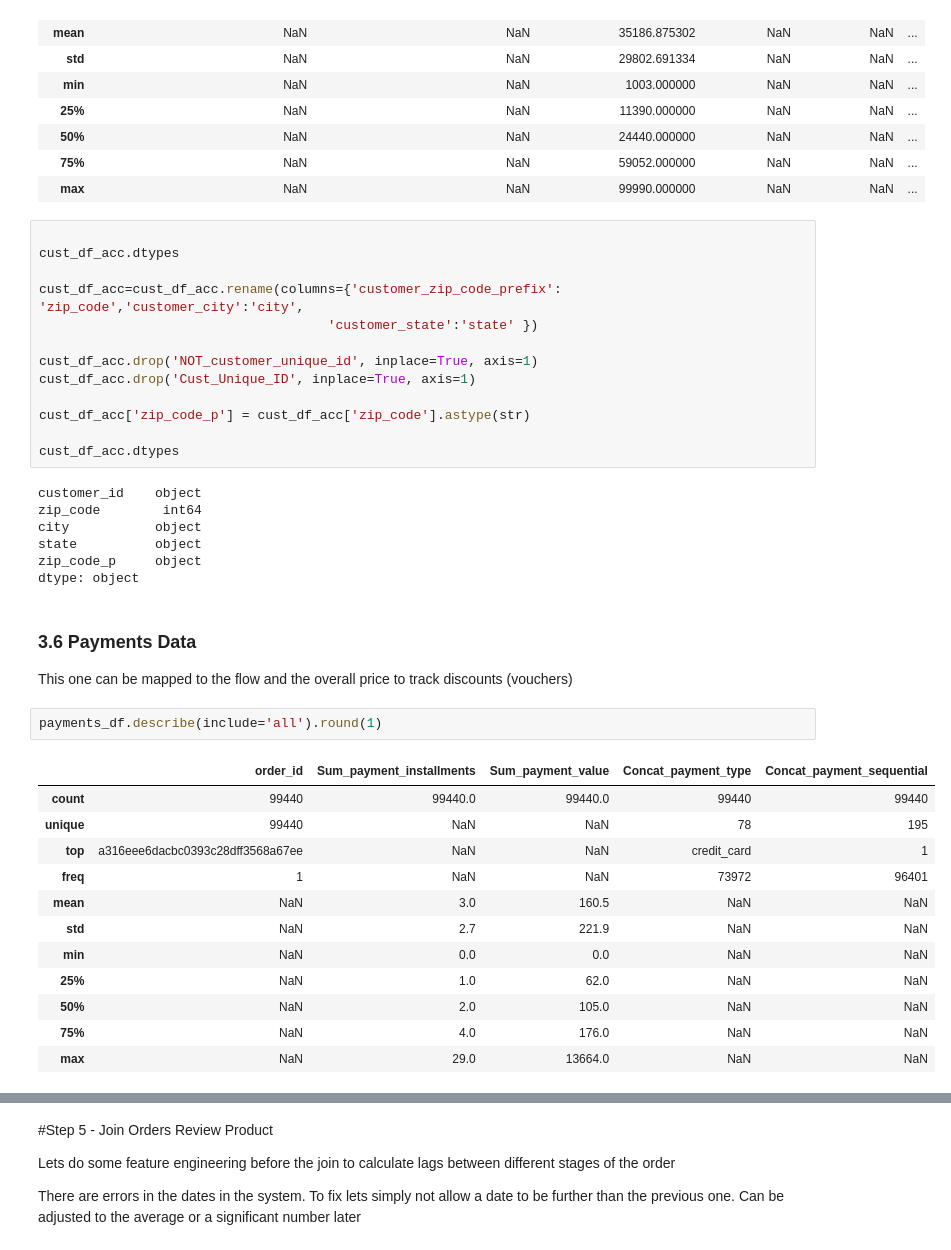
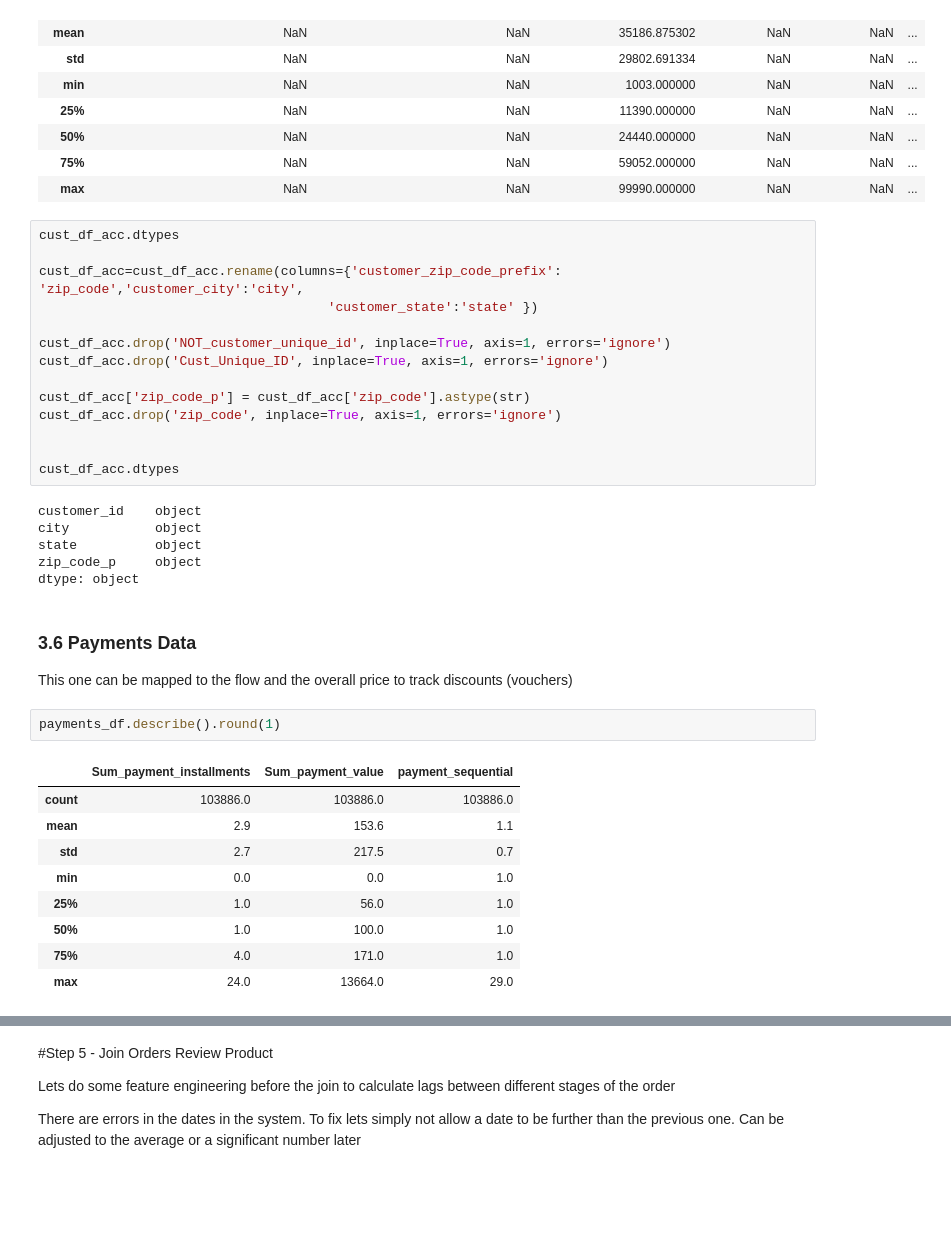
Before and after one commit to jrclavier/aurelius_ds_fin, a Jupyter notebook: Aurelius_WorkingSheet.ipynb, the cells around one changed output, grey strips where cells are left out. Saved outputs shown, nothing was run; the diff lists cells and outputs as text; blank space fills up the shorter version.

```diff
--- a/Aurelius_WorkingSheet.ipynb
+++ b/Aurelius_WorkingSheet.ipynb
@@ -746,21 +675,21 @@ cust_df_acc.describe(include='all')
 | 75% | NaN | NaN | 59052.000000 | NaN | NaN | ... |
 | max | NaN | NaN | 99990.000000 | NaN | NaN | ... |
 # %%
-
 cust_df_acc.dtypes
 
 cust_df_acc=cust_df_acc.rename(columns={'customer_zip_code_prefix': 'zip_code','customer_city':'city',
                                      'customer_state':'state' })
 
-cust_df_acc.drop('NOT_customer_unique_id', inplace=True, axis=1)
-cust_df_acc.drop('Cust_Unique_ID', inplace=True, axis=1)
+cust_df_acc.drop('NOT_customer_unique_id', inplace=True, axis=1, errors='ignore')
+cust_df_acc.drop('Cust_Unique_ID', inplace=True, axis=1, errors='ignore')
 
 cust_df_acc['zip_code_p'] = cust_df_acc['zip_code'].astype(str)
+cust_df_acc.drop('zip_code', inplace=True, axis=1, errors='ignore')
+
 
 cust_df_acc.dtypes
 # %% [output]
 customer_id    object
-zip_code        int64
 city           object
 state          object
 zip_code_p     object
@@ -770,20 +699,17 @@ dtype: object
 
 This one can be mapped to the flow and the overall price to track discounts (vouchers)
 # %%
-payments_df.describe(include='all').round(1)
+payments_df.describe().round(1)
 # %% [output]
-|  | order_id | Sum_payment_installments | Sum_payment_value | Concat_payment_type | Concat_payment_sequential |
-| count | 99440 | 99440.0 | 99440.0 | 99440 | 99440 |
-| unique | 99440 | NaN | NaN | 78 | 195 |
-| top | a316eee6dacbc0393c28dff3568a67ee | NaN | NaN | credit_card | 1 |
-| freq | 1 | NaN | NaN | 73972 | 96401 |
-| mean | NaN | 3.0 | 160.5 | NaN | NaN |
-| std | NaN | 2.7 | 221.9 | NaN | NaN |
-| min | NaN | 0.0 | 0.0 | NaN | NaN |
-| 25% | NaN | 1.0 | 62.0 | NaN | NaN |
-| 50% | NaN | 2.0 | 105.0 | NaN | NaN |
-| 75% | NaN | 4.0 | 176.0 | NaN | NaN |
-| max | NaN | 29.0 | 13664.0 | NaN | NaN |
+|  | Sum_payment_installments | Sum_payment_value | payment_sequential |
+| count | 103886.0 | 103886.0 | 103886.0 |
+| mean | 2.9 | 153.6 | 1.1 |
+| std | 2.7 | 217.5 | 0.7 |
+| min | 0.0 | 0.0 | 1.0 |
+| 25% | 1.0 | 56.0 | 1.0 |
+| 50% | 1.0 | 100.0 | 1.0 |
+| 75% | 4.0 | 171.0 | 1.0 |
+| max | 24.0 | 13664.0 | 29.0 |
 # %%
 payments_df.dtypes
 # %% [output]
```
Also changed, not shown: parts of 72 cells of this notebook.
